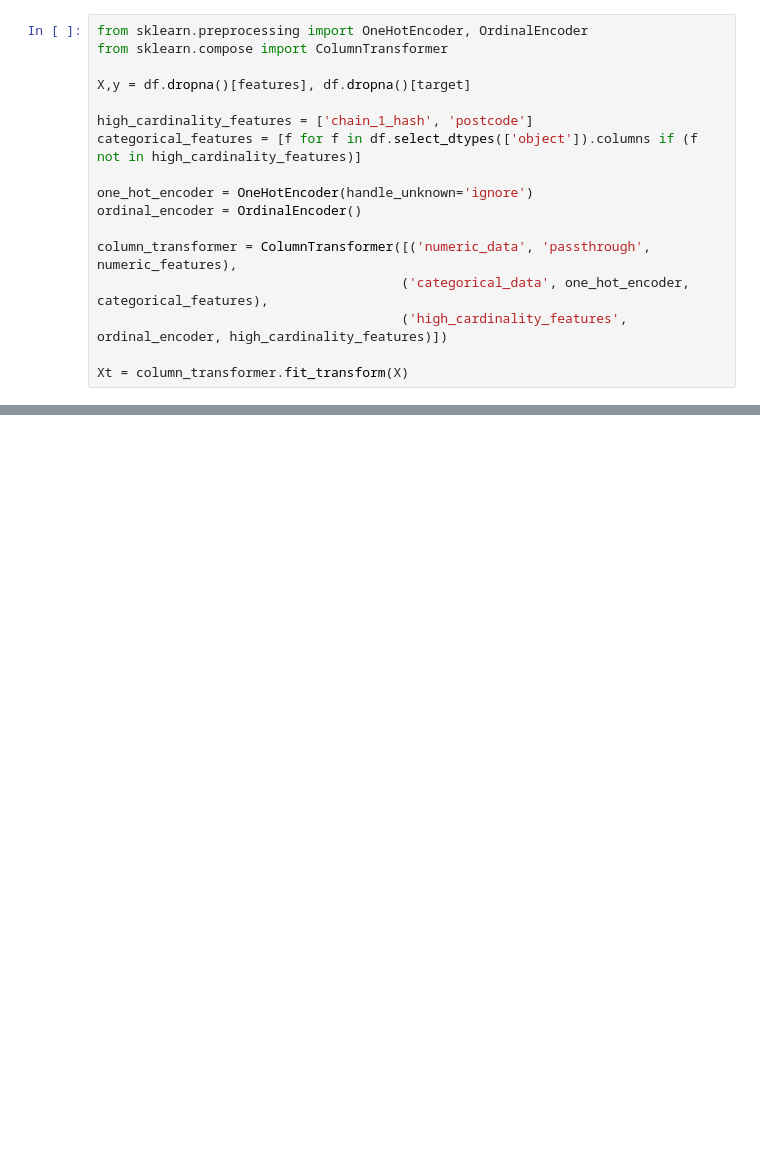
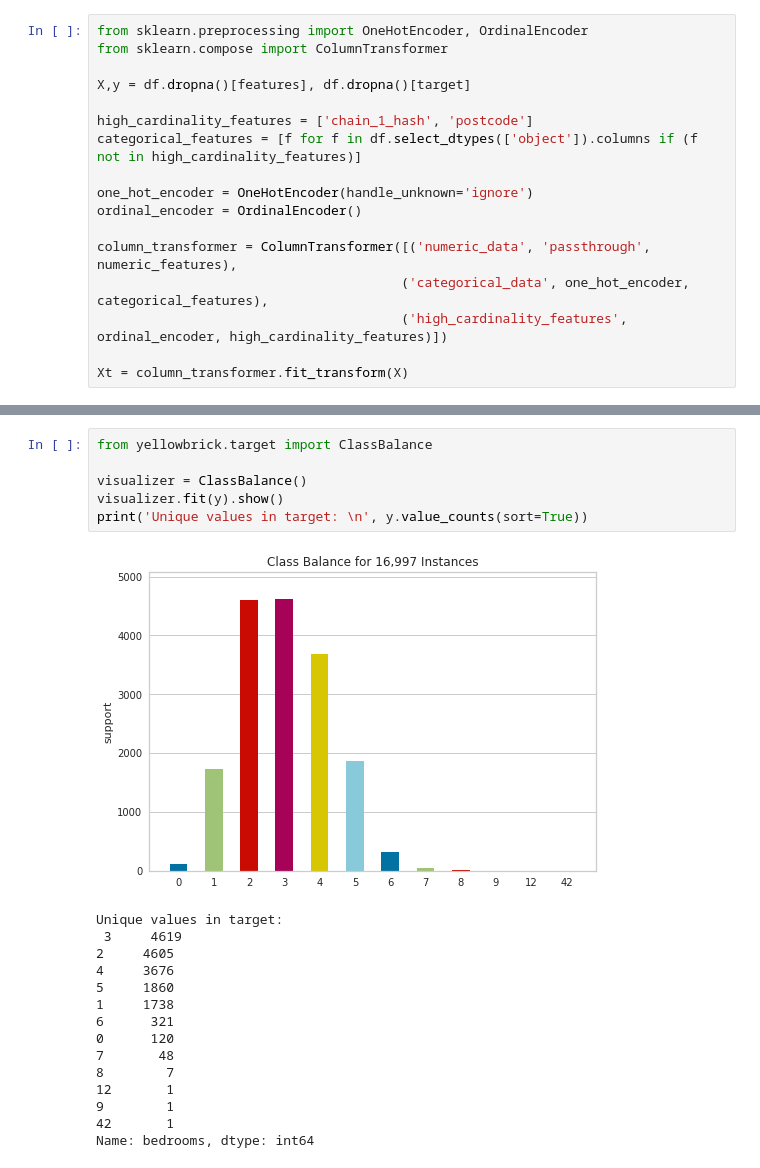
Before and after one commit to prteek/bedroom-prediction, a Jupyter notebook: data_exploration.ipynb, the cells around one changed output, grey strips where cells are left out. Saved outputs shown, nothing was run; the diff lists cells and outputs as text; blank space fills up the shorter version.

```diff
--- a/data_exploration.ipynb
+++ b/data_exploration.ipynb
@@ -160,0 +160,22 @@ Earlier it was suggested that we may drop `chain_1_hash` because it has many NaN
+# %%
+from yellowbrick.target import ClassBalance
+
+visualizer = ClassBalance()
+visualizer.fit(y).show()
+print('Unique values in target: \n', y.value_counts(sort=True))
+# %% [output]
+[figure, added]
+Unique values in target:
+ 3     4619
+2     4605
+4     3676
+5     1860
+1     1738
+6      321
+0      120
+7       48
+8        7
+12       1
+9        1
+42       1
+Name: bedrooms, dtype: int64
```
Also changed, not shown: parts of 12 cells of this notebook.
